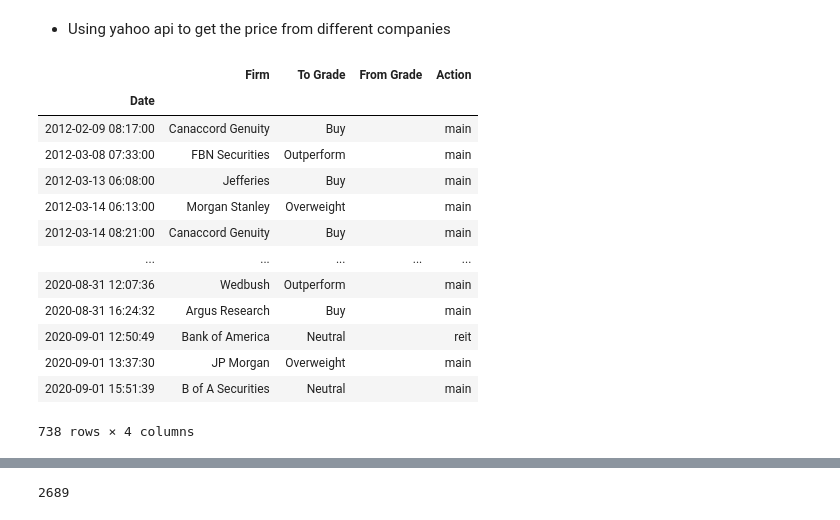
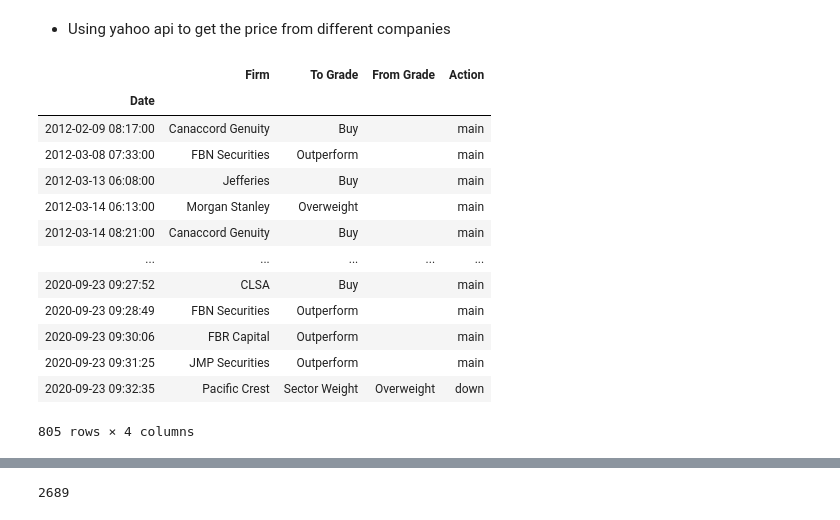
Before and after one commit to rorrot/trading_project, a Jupyter notebook: Trading.ipynb, the cells around one changed output, grey strips where cells are left out. Saved outputs shown, nothing was run; the diff lists cells and outputs as text; code cells hidden in the pictures.

```diff
--- a/Trading.ipynb
+++ b/Trading.ipynb
@@ -10,23 +10,23 @@ import os
 # %%
 tickerSymbol = "AAPL"
 tickerData = yf.Ticker(tickerSymbol)
-apple = tickerData.history(period='1d', start='2010-1-1', end="2020-9-6")
+apple = tickerData.history(period='1d', start='2010-1-1', end="2020-9-23")
 tickerData.recommendations
 # %% [output]
 |  | Firm | To Grade | From Grade | Action |
 | Date |  |  |  |  |
 | 2012-02-09 08:17:00 | Canaccord Genuity | Buy |  | main |
 | 2012-03-08 07:33:00 | FBN Securities | Outperform |  | main |
 | 2012-03-13 06:08:00 | Jefferies | Buy |  | main |
 | 2012-03-14 06:13:00 | Morgan Stanley | Overweight |  | main |
 | 2012-03-14 08:21:00 | Canaccord Genuity | Buy |  | main |
 | ... | ... | ... | ... | ... |
-| 2020-08-31 12:07:36 | Wedbush | Outperform |  | main |
-| 2020-08-31 16:24:32 | Argus Research | Buy |  | main |
-| 2020-09-01 12:50:49 | Bank of America | Neutral |  | reit |
-| 2020-09-01 13:37:30 | JP Morgan | Overweight |  | main |
-| 2020-09-01 15:51:39 | B of A Securities | Neutral |  | main |
+| 2020-09-23 09:27:52 | CLSA | Buy |  | main |
+| 2020-09-23 09:28:49 | FBN Securities | Outperform |  | main |
+| 2020-09-23 09:30:06 | FBR Capital | Outperform |  | main |
+| 2020-09-23 09:31:25 | JMP Securities | Outperform |  | main |
+| 2020-09-23 09:32:35 | Pacific Crest | Sector Weight | Overweight | down |
-738 rows × 4 columns
+805 rows × 4 columns
 # %%
 import datetime
 
```
Also changed, not shown: parts of 22 cells of this notebook, 3 other files.
